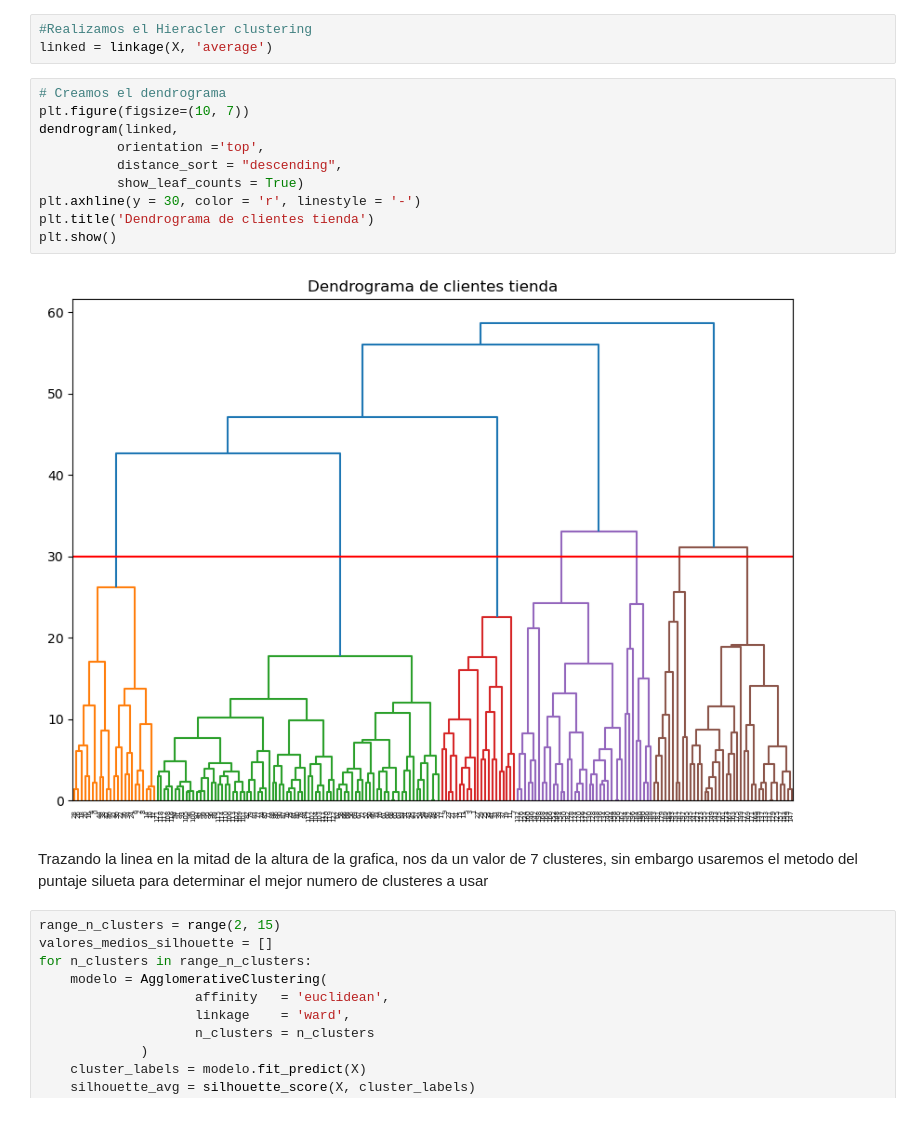
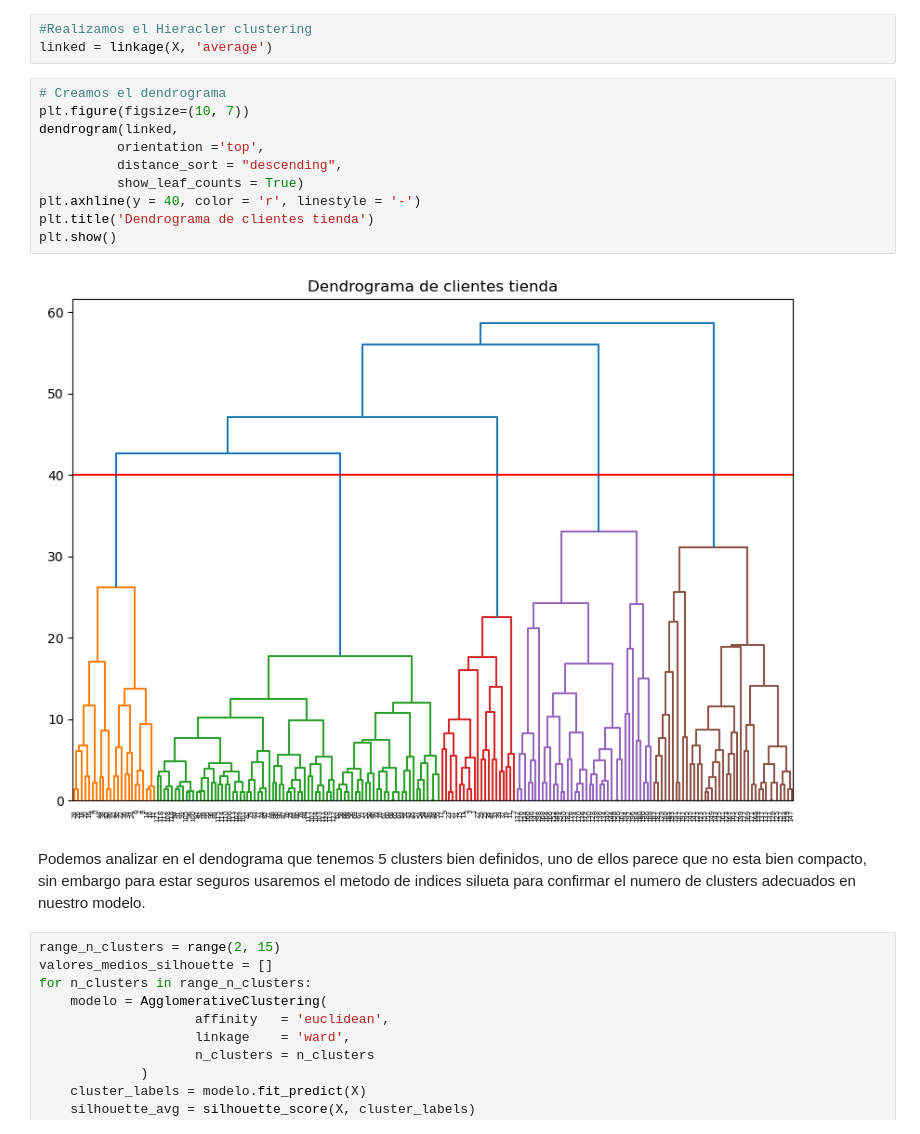
Before and after one commit to Criscastmo/Tarea4_AnalisisDatos, a Jupyter notebook: Hieracler_clustering.ipynb, the cells around one changed output. Cells and saved outputs as stored; diff of their text form.

```diff
--- a/Hieracler_clustering.ipynb
+++ b/Hieracler_clustering.ipynb
@@ -185,17 +185,17 @@ linked = linkage(X, 'average')
 # %%
 # Creamos el dendrograma
 plt.figure(figsize=(10, 7))
 dendrogram(linked,
           orientation ='top',
           distance_sort = "descending",
           show_leaf_counts = True)
-plt.axhline(y = 30, color = 'r', linestyle = '-')
+plt.axhline(y = 40, color = 'r', linestyle = '-')
 plt.title('Dendrograma de clientes tienda')
 plt.show()
 # %% [output]
-[figure, old version]
+[figure, new version]
 # %% [markdown]
-Trazando la linea en la mitad de la altura de la grafica, nos da un valor de 7 clusteres, sin embargo usaremos el metodo del puntaje silueta para determinar el mejor numero de clusteres a usar
+Podemos analizar en el dendograma que tenemos 5 clusters bien definidos, uno de ellos parece que no esta bien compacto, sin embargo para estar seguros usaremos el metodo de indices silueta para confirmar el numero de clusters adecuados en nuestro modelo.
 # %%
 range_n_clusters = range(2, 15)
 valores_medios_silhouette = []
```
Also changed, not shown: parts of 2 cells of this notebook.
